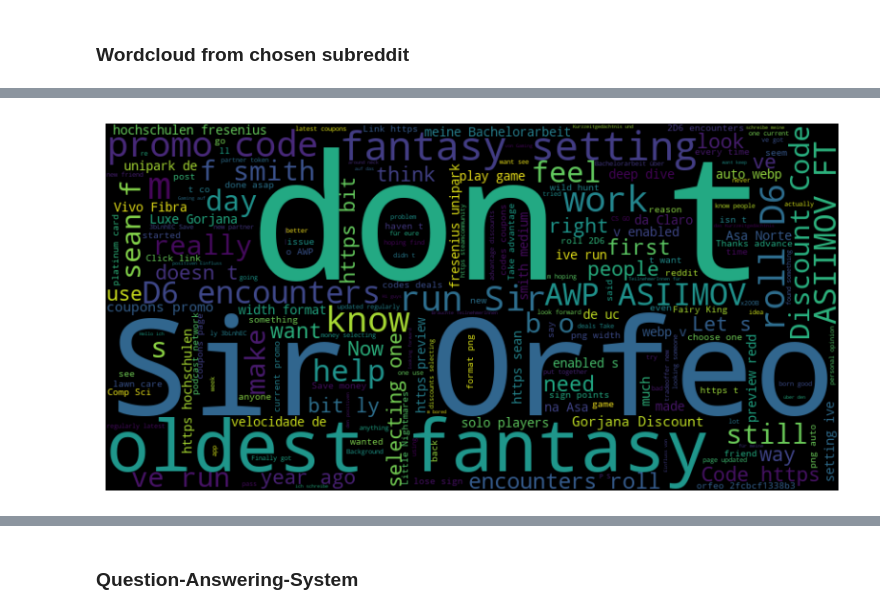
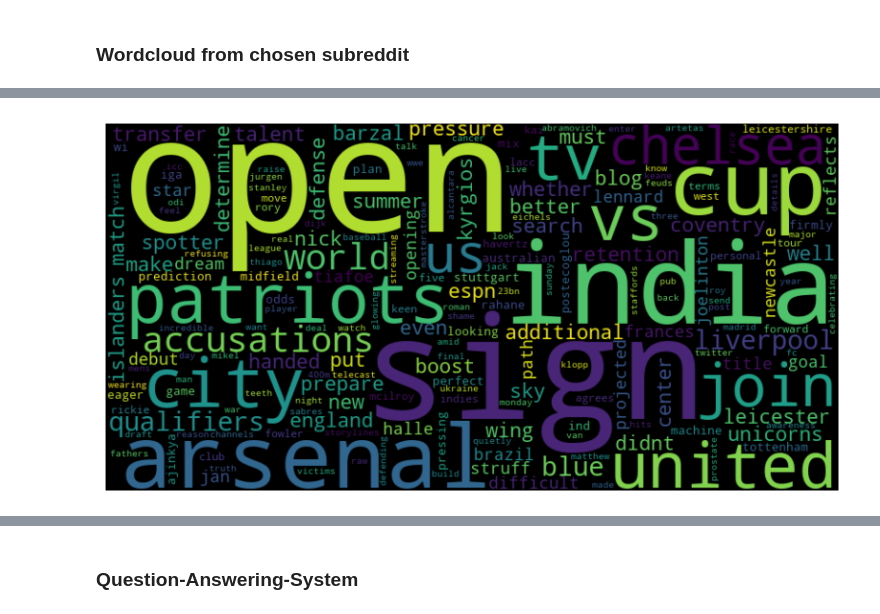
Before and after one commit to AlphaSigmaIota/BigDataReddit, a Jupyter notebook: jupyter/data/DataAnalysis.ipynb, the cells around one changed output, grey strips where cells are left out. Saved outputs shown, nothing was run; the diff lists cells and outputs as text; code cells hidden in the pictures.

Commit message:
Add files via upload
included reddit_manipulated data

```diff
--- a/jupyter/data/DataAnalysis.ipynb
+++ b/jupyter/data/DataAnalysis.ipynb
@@ -41,0 +66,24 @@ KeyError: 'Subreddit'
+# %%
+# manipulated data
+import json
+import pandas as pd
+
+data_rows = []
+
+# extract data for title, content and subreddit
+for row in rows_manip:
+    data = json.loads(row[0])
+    title = data["Titel"]
+    content = data["Inhalt"]
+    subreddit = data["Subreddit"]
+
+    data_rows.append({"title": title, "content": content, "subreddit": subreddit})
+
+#add data to dataframe
+df_manip = pd.DataFrame(data_rows)
+
+#drop duplicates
+df_manip = df_manip.drop_duplicates()
+
+# print dataframe
+print(df_manip.head(10))
@@ -50,8 +131,10 @@ AnalysisException: [UNRESOLVED_COLUMN.WITH_SUGGESTION] A column or function para
 # %% [markdown]
 ### Choose a subreddit and show posts
 # %%
-subreddit = "AskReddit"
+#choose subreddit
+subreddit = "sportsnewstoday"
 
+#show new posts
 df[df["subreddit"]==subreddit]
 # %% [output]
 |  | title | content | subreddit |
@@ -80,32 +159,21 @@ True
 # %%
 from wordcloud import WordCloud
 import matplotlib.pyplot as plt
-from nltk.corpus import stopwords
 
-#set dataframe for wordcloud
-#subdf = df[df["subreddit"]==subreddit]
-subdf = df
-
-#get stopwords
-stop = stopwords.words('english')
-#extend stopwords
-stop.extend(['We','we','The','the','In','in','This','this','Also','also','These','these'])
+#choose subreddit or take all subreddits
+subdf = df_manip[df_manip["subreddit"]==subreddit] # specific subreddit
+#subdf = df_manip # all subreddits
 
 # combine text from title and content
 text = ' '.join(subdf['title']) + ' ' + ' '.join(subdf['content'])
-
-# remove stopwords
-words = text.split()
-words = [w for w in words if w not in stop]
-text = ' '.join(words)
 
 # create wordcloud
 wordcloud = WordCloud(width=800, height=400).generate(text)
 
 # show wordcloud
 plt.figure(figsize=(10, 5))
 plt.imshow(wordcloud, interpolation='bilinear')
 plt.axis('off')
 plt.show()
 # %% [output]
-[figure, old version]
+[figure, new version]
```
Also changed, not shown: parts of 23 cells of this notebook.
